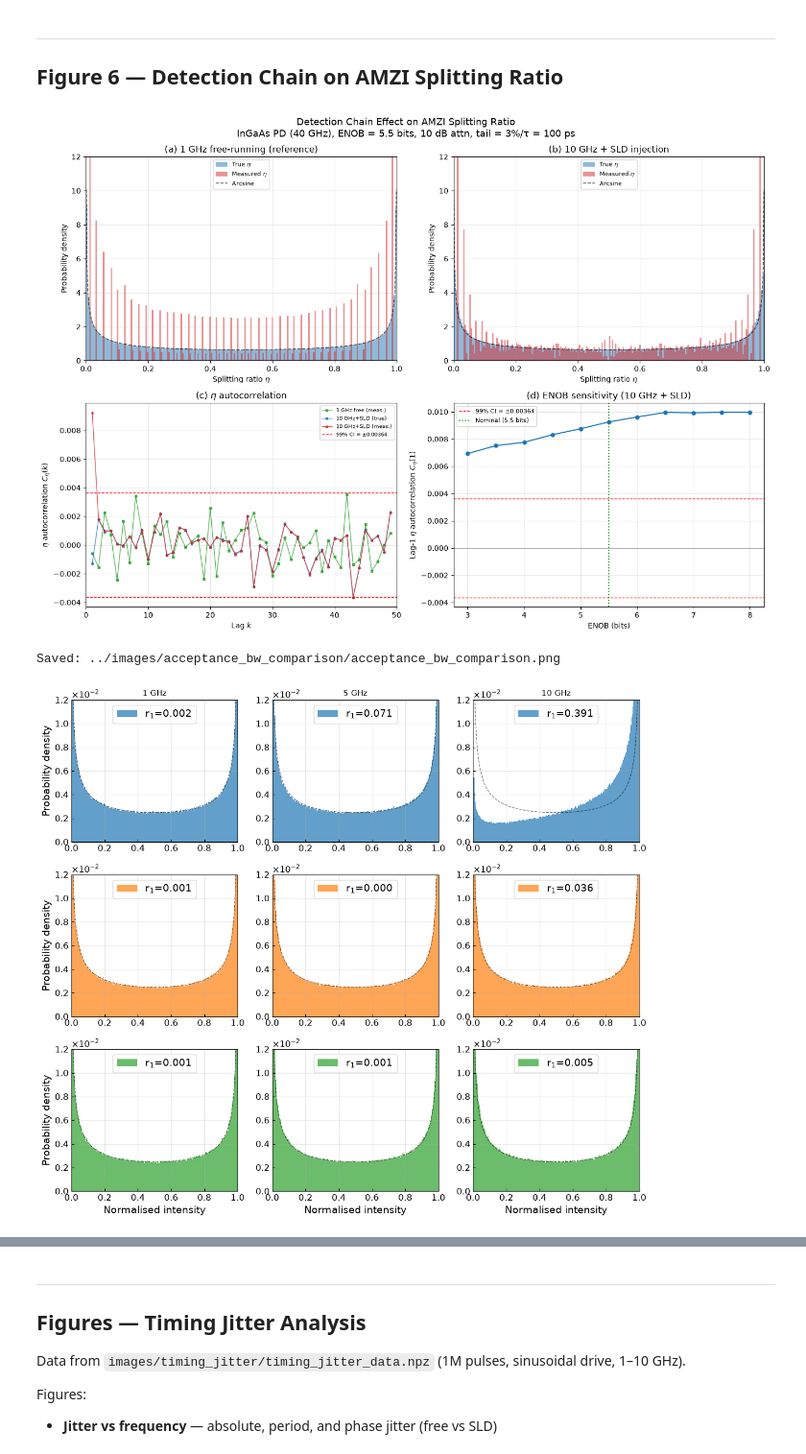
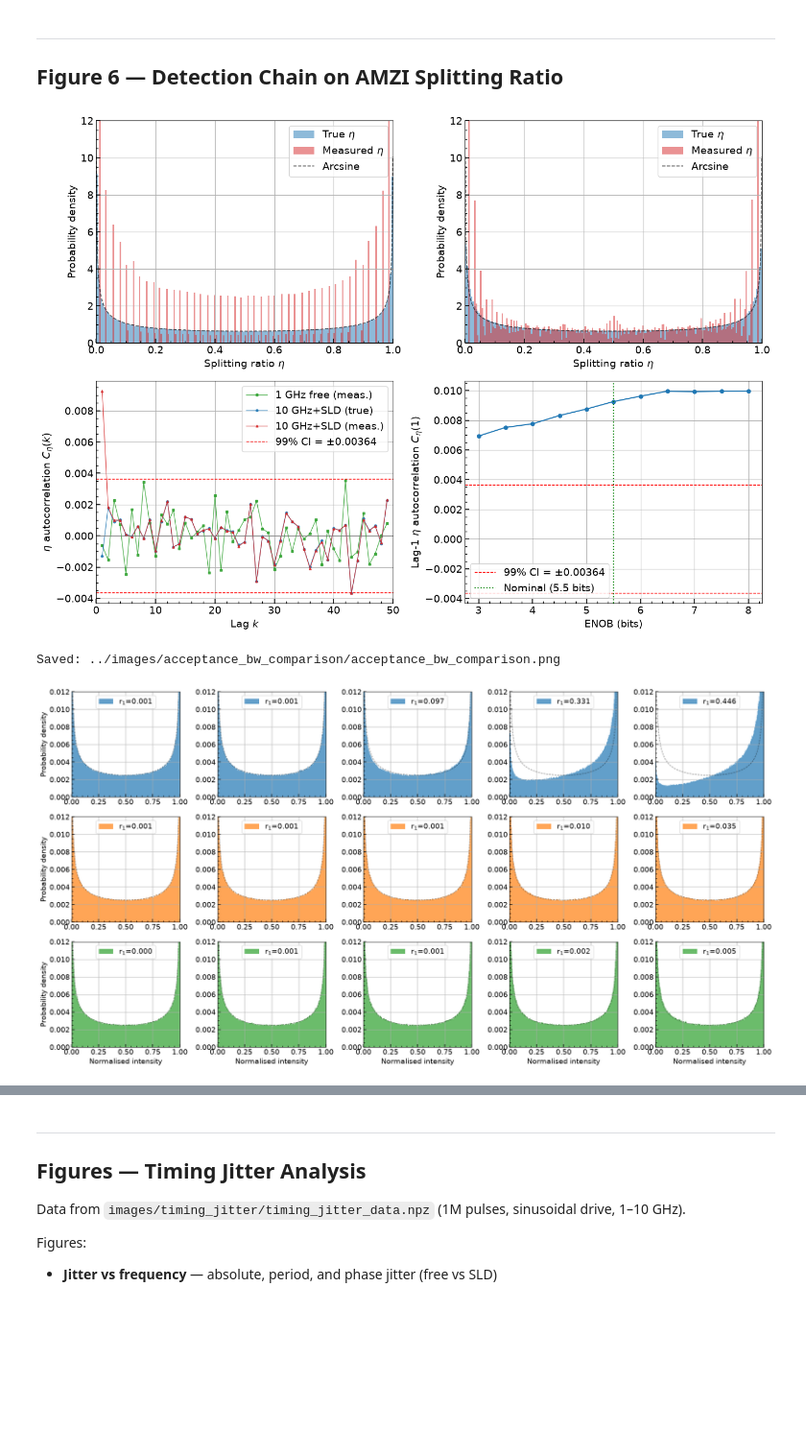
Before and after one commit to adambrzosko/LaserPINN, a Jupyter notebook: studies/replot_paper_10ghz.ipynb, the cells around one changed output, grey strips where cells are left out. Shown at 96% size. Saved outputs shown, nothing was run; the diff lists cells and outputs as text; code cells hidden in the pictures; blank space fills up the shorter version.

```diff
--- a/studies/replot_paper_10ghz.ipynb
+++ b/studies/replot_paper_10ghz.ipynb
@@ -12,8 +12,8 @@ import json
 from pathlib import Path
 
 # ── 1M-pulse frequency sweep (acceptance BW comparison) ───────
-ABW_DATA = Path('../images/acceptance_bw_comparison/data')
-ACCEPTANCE_BW = 0.7   # nm — change to 0.7 or 3.0 to switch
+ABW_DATA = Path('../images/acceptance_bw_comparison_v2/data')
+ACCEPTANCE_BW = 0.6   # nm — change to 0.6 or 3.0 to switch
 
 free_1m = np.load(ABW_DATA / 'free_running.npz', allow_pickle=True)
 sld_1m  = np.load(ABW_DATA / f'sld_bw{ACCEPTANCE_BW:.1f}nm.npz', allow_pickle=True)
@@ -82,5 +82,3 @@ def bartlett_ci(n, confidence=0.99):
 # Theoretical arcsine PDF
 eta_th = np.linspace(0.001, 0.999, 500)
 arcsine_pdf = 1.0 / (np.pi * np.sqrt(eta_th * (1.0 - eta_th)))
-# %%
-plt.rcParams.update({'font.size': 14, 'axes.labelsize': 14, 'xtick.labelsize': 12, 'ytick.labelsize': 12})
@@ -494,13 +462,6 @@ FIG6_SAVE       = False
 det_p = params['detection']
 
 fig6, axes6 = plt.subplots(2, 2, figsize=FIG6_FIGSIZE)
-fig6.suptitle(
-    'Detection Chain Effect on AMZI Splitting Ratio\n'
-    f'InGaAs PD ({det_p["det_bw_ghz"]:.0f} GHz), '
-    f'ENOB = {det_p["scope_enob"]:.1f} bits, '
-    f'{det_p["opt_attn_dB"]:.0f} dB attn, '
-    f'tail = {det_p["tail_frac"]*100:.0f}%/τ = {det_p["tau_tail_ps"]:.0f} ps',
-    fontsize=13)
 
 # (a) η distribution — 1 GHz free
 ax = axes6[0, 0]
@@ -513,9 +474,7 @@ ax.set_xlim(0, 1)
 ax.set_ylim(0, FIG6_YLIM_HIST)
 ax.set_xlabel('Splitting ratio $\\eta$')
 ax.set_ylabel('Probability density')
-ax.set_title('(a) 1 GHz free-running (reference)')
-ax.legend(fontsize=8)
-ax.grid(True, alpha=0.3)
+ax.legend(fontsize=14)
 
 # (b) η distribution — 10 GHz + SLD
 ax = axes6[0, 1]
@@ -528,9 +487,7 @@ ax.set_xlim(0, 1)
 ax.set_ylim(0, FIG6_YLIM_HIST)
 ax.set_xlabel('Splitting ratio $\\eta$')
 ax.set_ylabel('Probability density')
-ax.set_title('(b) 10 GHz + SLD injection')
-ax.legend(fontsize=8)
-ax.grid(True, alpha=0.3)
+ax.legend(fontsize=14)
 
 # (c) η autocorrelation
 ax = axes6[1, 0]
@@ -548,9 +505,7 @@ ax.axhline(-ci99_det, color='r', ls='--', lw=1)
 ax.axhline(0, color='gray', ls='-', lw=0.5)
 ax.set_xlabel('Lag $k$')
 ax.set_ylabel('$\\eta$ autocorrelation $C_\\eta(k)$')
-ax.set_title('(c) $\\eta$ autocorrelation')
-ax.legend(fontsize=7, loc='upper right')
-ax.grid(True, alpha=0.3)
+ax.legend(fontsize=14, loc='upper right')
 ax.set_xlim(0, FIG6_MAX_LAG)
 
 # (d) ENOB sensitivity
@@ -565,9 +520,7 @@ ax.axvline(det_p['scope_enob'], color='green', ls=':', lw=1.5,
            label=f'Nominal ({det_p["scope_enob"]:.1f} bits)')
 ax.set_xlabel('ENOB (bits)')
 ax.set_ylabel('Lag-1 $\\eta$ autocorrelation $C_\\eta(1)$')
-ax.set_title('(d) ENOB sensitivity (10 GHz + SLD)')
-ax.legend(fontsize=8)
-ax.grid(True, alpha=0.3)
+ax.legend(fontsize=14)
 
 plt.tight_layout()
 if FIG6_SAVE:
@@ -576,14 +529,14 @@ if FIG6_SAVE:
     print(f'Saved: {OUT}/detection_chain.png')
 plt.show()
 # %% [output]
-[figure, old version]
+[figure, new version]
 # %%
 import numpy as np
 import json
 from pathlib import Path
 
-DATA = Path('../images/acceptance_bw_comparison/data')
-bw_list = [0.7, 3.0, 8.0]
+DATA = Path('../images/acceptance_bw_comparison_v2/data')
+bw_list = [0.6, 3.0, 8.0]
 freq_labels = ['1 GHz', '2 GHz', '5 GHz', '8 GHz', '10 GHz']
 
 sld = {bw: np.load(DATA / f'sld_bw{bw:.1f}nm.npz', allow_pickle=True) for bw in bw_list}
@@ -598,43 +551,37 @@ fmt.set_powerlimits((0, 0))
 n_freq = len(freq_labels)
 n_bw = len(bw_list)
 P_sld_mW = 19.0
 
 fig, axes = plt.subplots(n_bw, n_freq, figsize=(4 * n_freq, 3.5 * n_bw))
 
 eta_th = np.linspace(0.001, 0.999, 500)
 arcsine_pdf = 1.0 / (np.pi * np.sqrt(eta_th * (1.0 - eta_th)))
 
 for row, bw_nm in enumerate(bw_list):
     for col, flabel in enumerate(freq_labels):
         ax = axes[row, col]
         eta = sld[bw_nm][f'{flabel}_eta']
         r1 = scalars[bw_nm][f'{flabel}_sld']['r1']
-        ax.hist(eta, bins=FIG1_BINS, weights=np.ones_like(eta)/len(eta), # density=True,
+        ax.hist(eta, bins=FIG1_BINS, weights=np.ones_like(eta)/len(eta),
                 alpha=0.7, color=f'C{row}', label=f'r$_1$={r1:.3f}')
-        bin_width = 1.0 / FIG1_BINS  # η range [0,1] divided into 256 bins
+        bin_width = 1.0 / FIG1_BINS
         arcsine_scaled = arcsine_pdf * bin_width
         ax.plot(eta_th, arcsine_scaled, 'k--', lw=1, alpha=0.5)
         ax.set_xlim(0, 1)
         ax.set_ylim(0, 12e-3)
-        if row == 0:
-            ax.set_title(flabel, fontsize=11)
         if col == 0:
-            ax.set_ylabel(f'Probability density')
+            ax.set_ylabel('Probability density')
         if row == n_bw - 1:
             ax.set_xlabel('Normalised intensity')
         ax.legend(fontsize=14, loc='upper center')
-        ax.grid(True, alpha=0.3)
-        ax.tick_params(axis='both', direction='in')
-        ax.yaxis.set_major_formatter(fmt)
-        ax.ticklabel_format(axis='y', style='sci', scilimits=(0, 0))
 
 plt.tight_layout()
 fig.savefig(OUT2 / 'acceptance_bw_comparison.png', dpi=FIG1_DPI, bbox_inches='tight')
 print(f'Saved: {OUT2}/acceptance_bw_comparison.png')
 plt.show()
 # %% [output]
 Saved: ../images/acceptance_bw_comparison/acceptance_bw_comparison.png
-[figure, old version]
+[figure, new version]
 # %% [markdown]
 ---
 ## Figures 5.8–5.10 — Phase Transition Analysis
```
Also changed, not shown: parts of 37 cells of this notebook, 19 other files.
